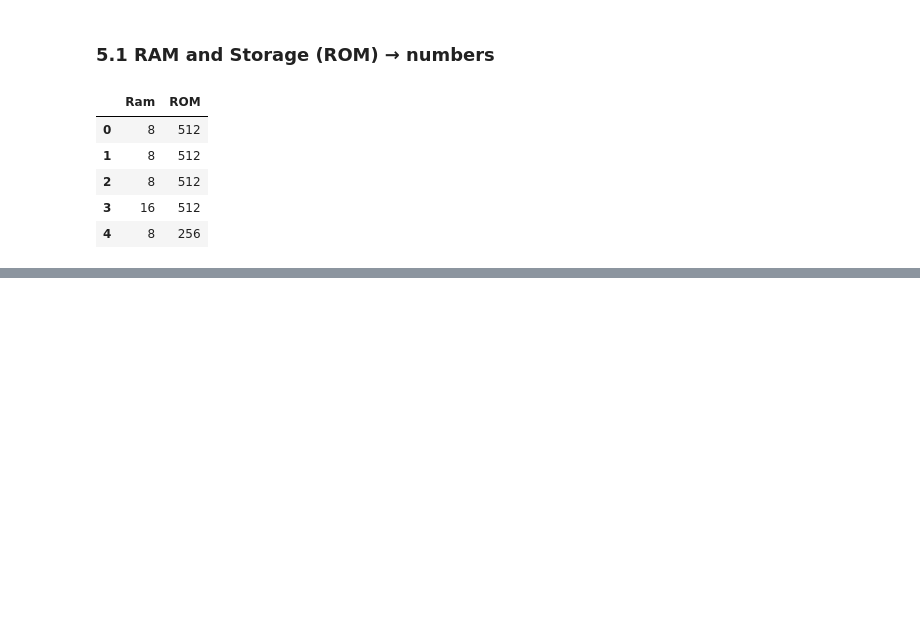
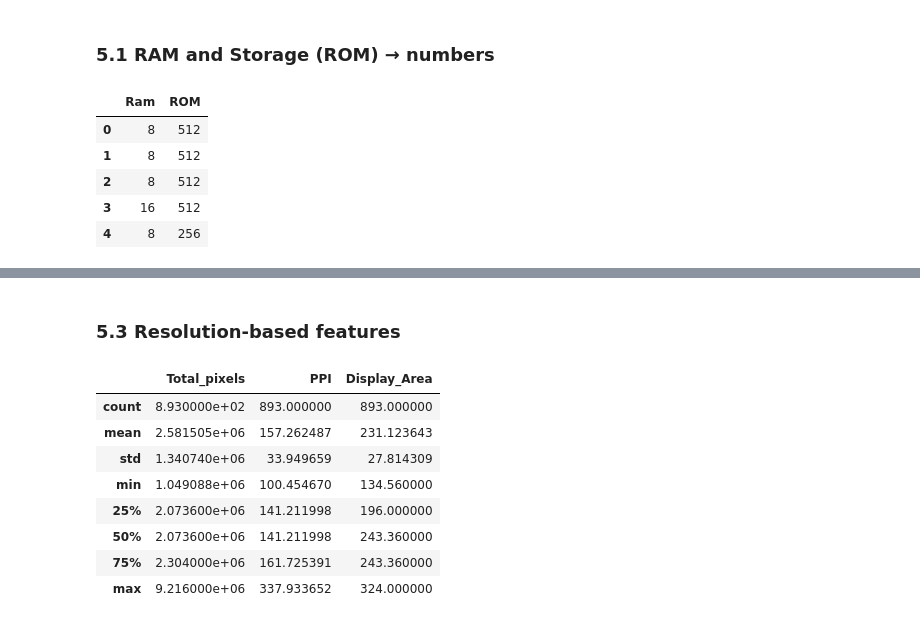
Before and after one commit to Niraj7272/DataScience, a Jupyter notebook: Practice/Machine_Learning/Laptop_price_prediction_Regression_project/ml.ipynb, the cells around one changed output, grey strips where cells are left out. Saved outputs shown, nothing was run; the diff lists cells and outputs as text; code cells hidden in the pictures; blank space fills up the shorter version.

```diff
--- a/Practice/Machine_Learning/Laptop_price_prediction_Regression_project/ml.ipynb
+++ b/Practice/Machine_Learning/Laptop_price_prediction_Regression_project/ml.ipynb
@@ -299,0 +348,22 @@ df_clean[["Ram","ROM"]].head()
+# %% [markdown]
+### 5.3 Resolution-based features
+# %%
+df_clean["Total_pixels"] = df_clean["resolution_width"]*df_clean["resolution_height"]
+
+# Pixels-per-inch style density: diagonal resolution divided by screen size
+df_clean["PPI"] = (np.sqrt(df_clean["resolution_width"] ** 2+ df_clean["resolution_height"] ** 2) / df_clean["display_size"])
+
+# Approximate display area (proportional to display_size^2)
+df_clean["Display_Area"] = df_clean["display_size"] ** 2
+
+df_clean[["Total_pixels","PPI","Display_Area"]].describe()
+# %% [output]
+|  | Total_pixels | PPI | Display_Area |
+| count | 8.930000e+02 | 893.000000 | 893.000000 |
+| mean | 2.581505e+06 | 157.262487 | 231.123643 |
+| std | 1.340740e+06 | 33.949659 | 27.814309 |
+| min | 1.049088e+06 | 100.454670 | 134.560000 |
+| 25% | 2.073600e+06 | 141.211998 | 196.000000 |
+| 50% | 2.073600e+06 | 141.211998 | 243.360000 |
+| 75% | 2.304000e+06 | 161.725391 | 243.360000 |
+| max | 9.216000e+06 | 337.933652 | 324.000000 |
```
Also changed, not shown: parts of 15 cells of this notebook.
